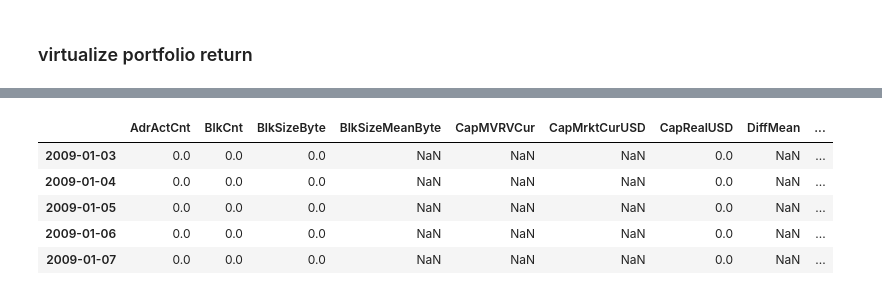
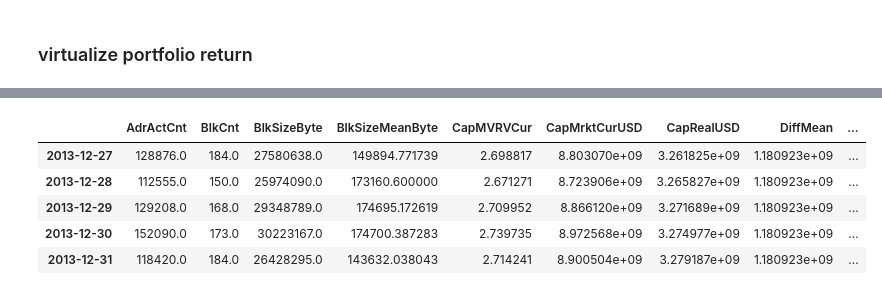
Before and after one commit to sunshineluyao/CV_XAI, a Jupyter notebook: Data2020/BTC_AutomatedTrading_PUR.ipynb, the cells around one changed output, grey strips where cells are left out. Saved outputs shown, nothing was run; the diff lists cells and outputs as text; code cells hidden in the pictures.

```diff
--- a/Data2020/BTC_AutomatedTrading_PUR.ipynb
+++ b/Data2020/BTC_AutomatedTrading_PUR.ipynb
@@ -162,14 +165,15 @@ PUR.ROI(portfolio)
 # %%
 data=pd.read_csv(URL,index_col='Unnamed: 0')
 data.index=pd.to_datetime(data.index)
+data = data[data.index>='2013-12-27']
 data.head()
 # %% [output]
 |  | AdrActCnt | BlkCnt | BlkSizeByte | BlkSizeMeanByte | CapMVRVCur | CapMrktCurUSD | CapRealUSD | DiffMean | ... |
-| 2009-01-03 | 0.0 | 0.0 | 0.0 | NaN | NaN | NaN | 0.0 | NaN | ... |
-| 2009-01-04 | 0.0 | 0.0 | 0.0 | NaN | NaN | NaN | 0.0 | NaN | ... |
-| 2009-01-05 | 0.0 | 0.0 | 0.0 | NaN | NaN | NaN | 0.0 | NaN | ... |
-| 2009-01-06 | 0.0 | 0.0 | 0.0 | NaN | NaN | NaN | 0.0 | NaN | ... |
-| 2009-01-07 | 0.0 | 0.0 | 0.0 | NaN | NaN | NaN | 0.0 | NaN | ... |
+| 2013-12-27 | 128876.0 | 184.0 | 27580638.0 | 149894.771739 | 2.698817 | 8.803070e+09 | 3.261825e+09 | 1.180923e+09 | ... |
+| 2013-12-28 | 112555.0 | 150.0 | 25974090.0 | 173160.600000 | 2.671271 | 8.723906e+09 | 3.265827e+09 | 1.180923e+09 | ... |
+| 2013-12-29 | 129208.0 | 168.0 | 29348789.0 | 174695.172619 | 2.709952 | 8.866120e+09 | 3.271689e+09 | 1.180923e+09 | ... |
+| 2013-12-30 | 152090.0 | 173.0 | 30223167.0 | 174700.387283 | 2.739735 | 8.972568e+09 | 3.274977e+09 | 1.180923e+09 | ... |
+| 2013-12-31 | 118420.0 | 184.0 | 26428295.0 | 143632.038043 | 2.714241 | 8.900504e+09 | 3.279187e+09 | 1.180923e+09 | ... |
 # %%
 Low_Set = np.arange(60,80,1)
 High_Set = np.arange(100,120,1)
```
Also changed, not shown: parts of 11 cells of this notebook.
